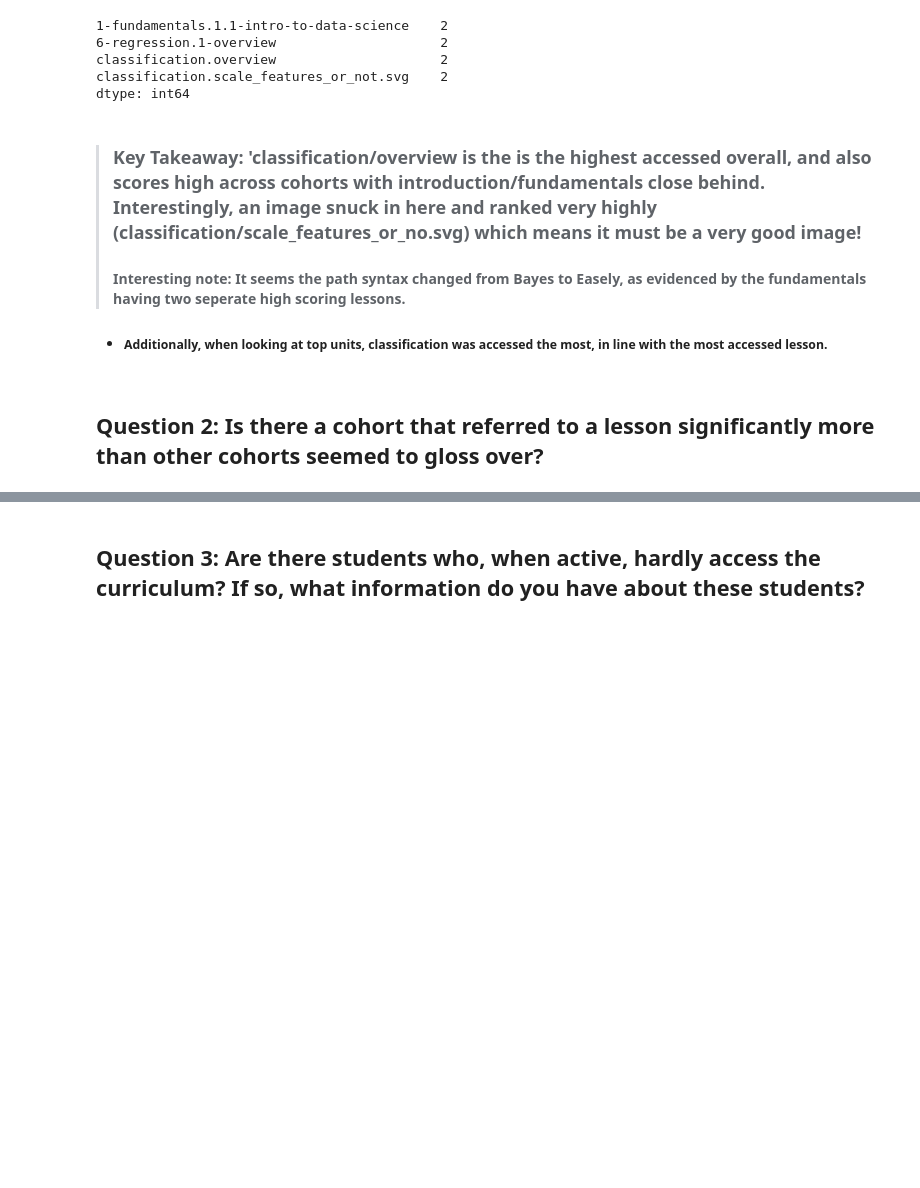
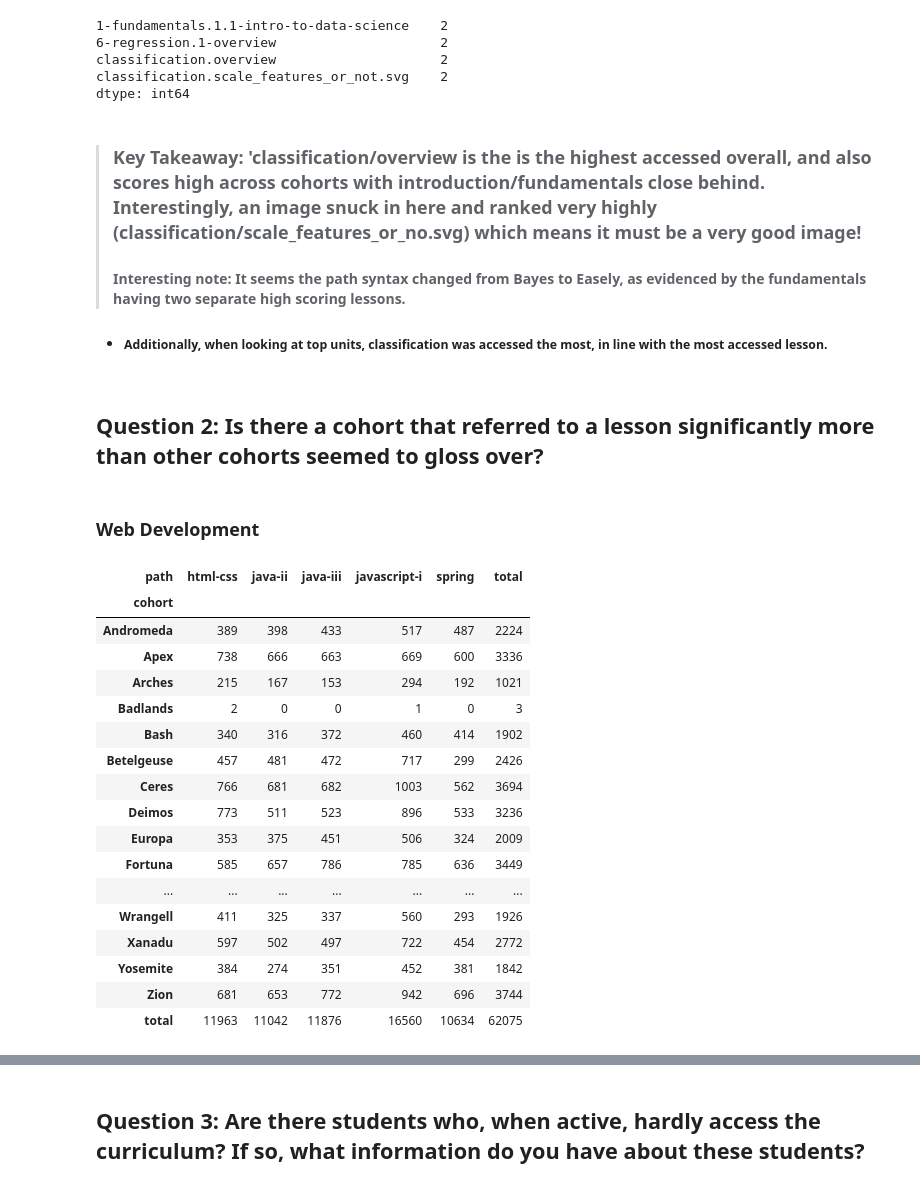
Before and after one commit to miller-cerna-laskowski-morris-eyring/anomaly-group-project, a Jupyter notebook: Final.ipynb, the cells around one changed output, grey strips where cells are left out. Cells and saved outputs as stored; diff of their text form; code cells hidden in the pictures; blank space fills up the shorter version.

```diff
--- a/Final.ipynb
+++ b/Final.ipynb
@@ -181,7 +181,47 @@ classification.scale_features_or_not.svg    2
 dtype: int64
 # %% [markdown]
 > ### Key Takeaway: 'classification/overview is the is the highest accessed overall, and also scores high across cohorts with introduction/fundamentals close behind.  Interestingly, an image snuck in here and ranked very highly (classification/scale_features_or_no.svg) which means it must be a very good image!
-> #### Interesting note: It seems the path syntax changed from Bayes to Easely, as evidenced by the fundamentals having two seperate high scoring lessons.
+> #### Interesting note: It seems the path syntax changed from Bayes to Easely, as evidenced by the fundamentals having two separate high scoring lessons.
 - ##### Additionally, when looking at top units, classification was accessed the most, in line with the most accessed lesson.
 # %% [markdown]
 ## Question 2: Is there a cohort that referred to a lesson significantly more than other cohorts seemed to gloss over?
+# %% [markdown]
+### Web Development
+# %%
+full_df = pd.concat([df, df_staff, df_multicohort, df_unimputed, df_non_curriculum, df_outliers])
+full_df = full_df.loc[full_df['cohort'] != 'Staff']
+#create webdev df
+webdev = full_df.loc[full_df['program_type'] == 'Web Development']
+
+#get the most accessed lessons
+pd.DataFrame(webdev.path.value_counts().head(10)).index
+
+#subset by the top 5 pages
+webdev_pop = webdev[(webdev.path == 'javascript-i') |
+                    (webdev.path == 'html-css')  |
+                    (webdev.path == 'java-iii') |
+                    (webdev.path == 'java-ii')|
+                    (webdev.path == 'spring')]
+
+
+webdev_pop = pd.crosstab(webdev_pop.cohort, webdev_pop.path, margins = True, margins_name = 'total')
+webdev_pop
+# %% [output]
+| path | html-css | java-ii | java-iii | javascript-i | spring | total |
+| cohort |  |  |  |  |  |  |
+| Andromeda | 389 | 398 | 433 | 517 | 487 | 2224 |
+| Apex | 738 | 666 | 663 | 669 | 600 | 3336 |
+| Arches | 215 | 167 | 153 | 294 | 192 | 1021 |
+| Badlands | 2 | 0 | 0 | 1 | 0 | 3 |
+| Bash | 340 | 316 | 372 | 460 | 414 | 1902 |
+| Betelgeuse | 457 | 481 | 472 | 717 | 299 | 2426 |
+| Ceres | 766 | 681 | 682 | 1003 | 562 | 3694 |
+| Deimos | 773 | 511 | 523 | 896 | 533 | 3236 |
+| Europa | 353 | 375 | 451 | 506 | 324 | 2009 |
+| Fortuna | 585 | 657 | 786 | 785 | 636 | 3449 |
+| ... | ... | ... | ... | ... | ... | ... |
+| Wrangell | 411 | 325 | 337 | 560 | 293 | 1926 |
+| Xanadu | 597 | 502 | 497 | 722 | 454 | 2772 |
+| Yosemite | 384 | 274 | 351 | 452 | 381 | 1842 |
+| Zion | 681 | 653 | 772 | 942 | 696 | 3744 |
+| total | 11963 | 11042 | 11876 | 16560 | 10634 | 62075 |
```
Also changed, not shown: parts of 11 cells of this notebook.
